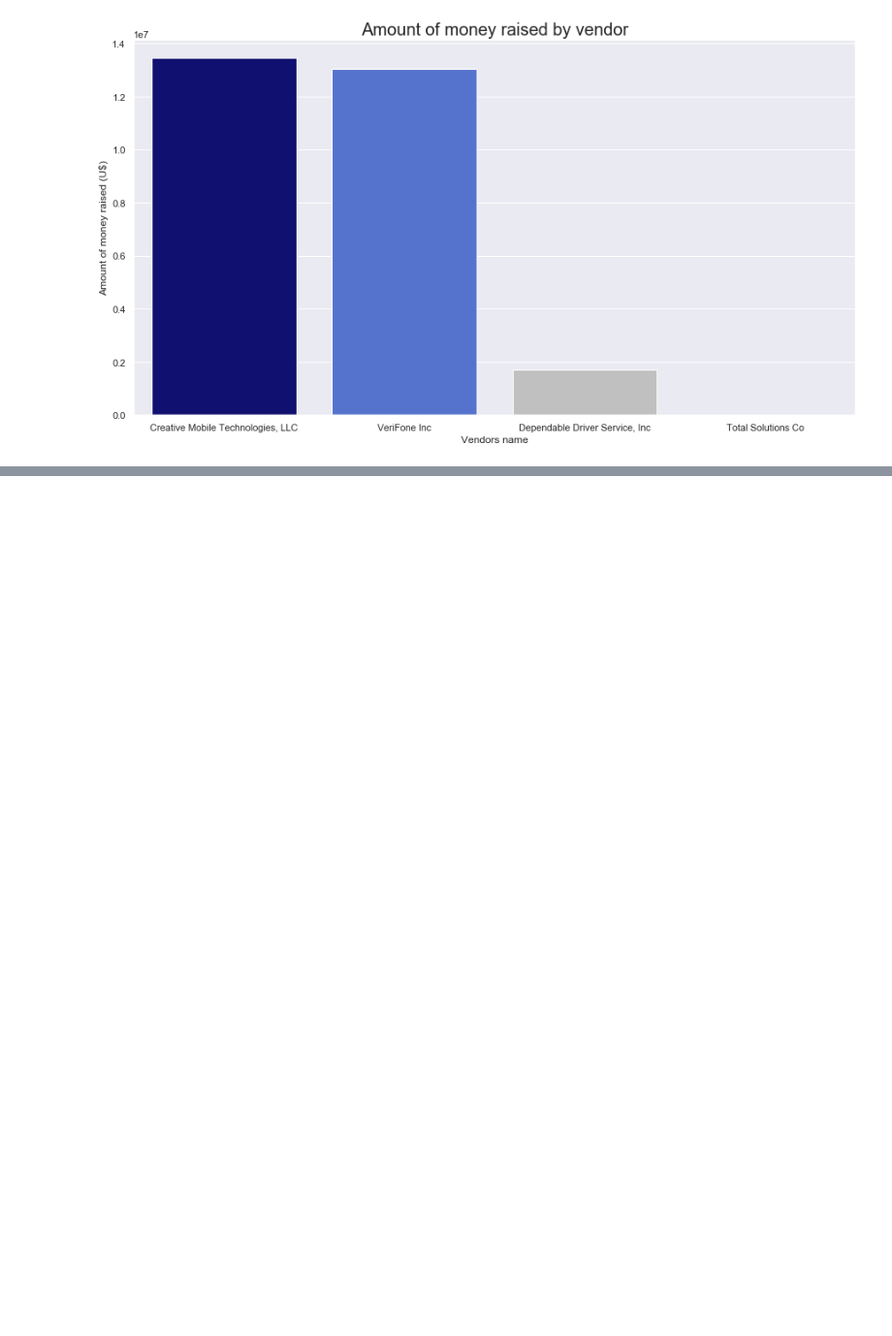
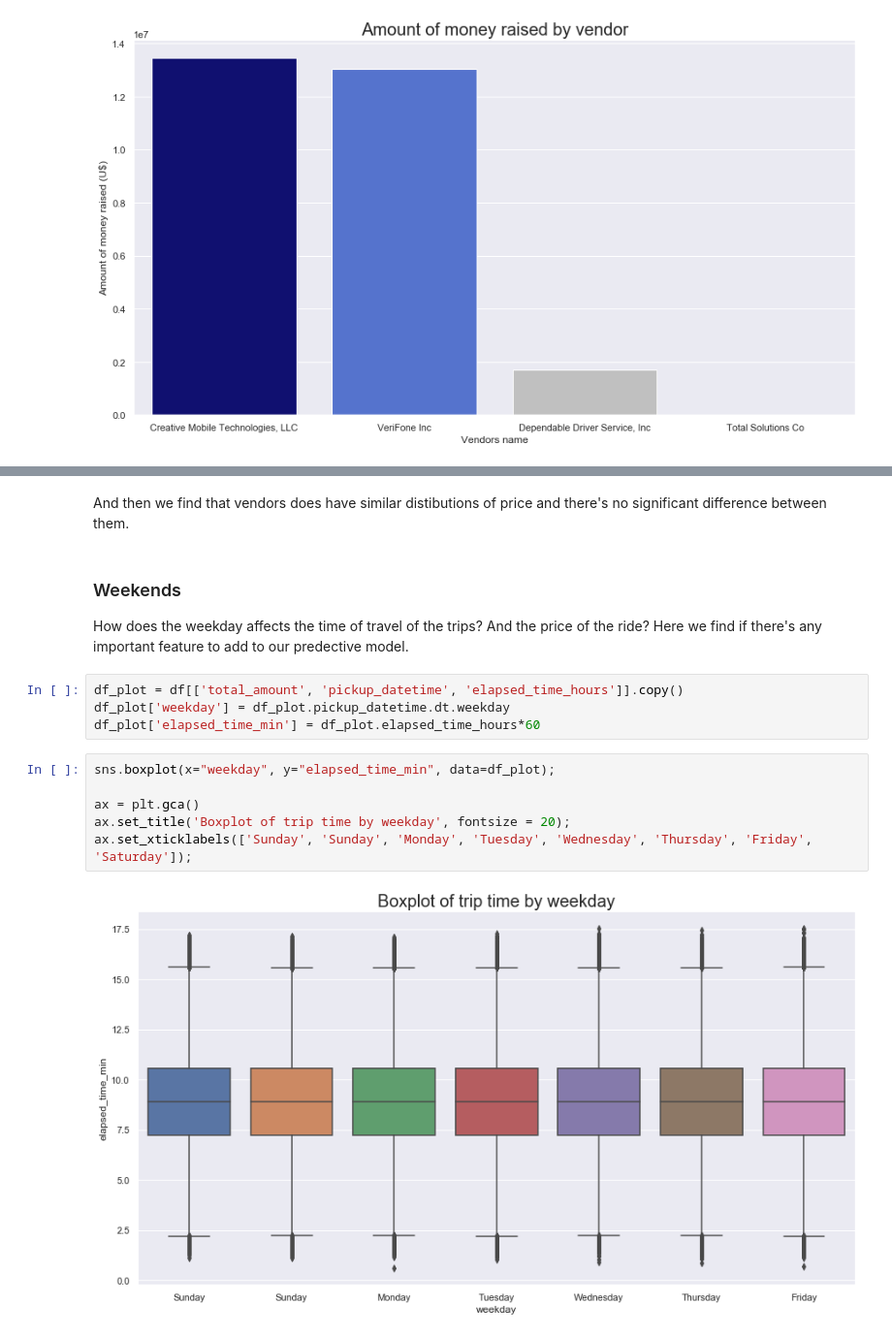
Before and after one commit to debortolithullio/NYC-Taxi-Trips, a Jupyter notebook: Analysis.ipynb, the cells around one changed output, grey strips where cells are left out. Shown at 97% size. Cells and saved outputs as stored; diff of their text form; blank space fills up the shorter version.

```diff
--- a/Analysis.ipynb
+++ b/Analysis.ipynb
@@ -300,0 +329,18 @@ So, Creative Mobile Technologies and VeriFone had raised way much more money tha
+# %% [markdown]
+And then we find that vendors does have similar distibutions of price and there's no significant difference between them.
+# %% [markdown]
+### Weekends
+
+How does the weekday affects the time of travel of the trips? And the price of the ride? Here we find if there's any important feature to add to our predective model.
+# %%
+df_plot = df[['total_amount', 'pickup_datetime', 'elapsed_time_hours']].copy()
+df_plot['weekday'] = df_plot.pickup_datetime.dt.weekday
+df_plot['elapsed_time_min'] = df_plot.elapsed_time_hours*60
+# %%
+sns.boxplot(x="weekday", y="elapsed_time_min", data=df_plot);
+
+ax = plt.gca()
+ax.set_title('Boxplot of trip time by weekday', fontsize = 20);
+ax.set_xticklabels(['Sunday', 'Sunday', 'Monday', 'Tuesday', 'Wednesday', 'Thursday', 'Friday', 'Saturday']);
+# %% [output]
+[figure, added]
```
Also changed, not shown: parts of 34 cells of this notebook.
